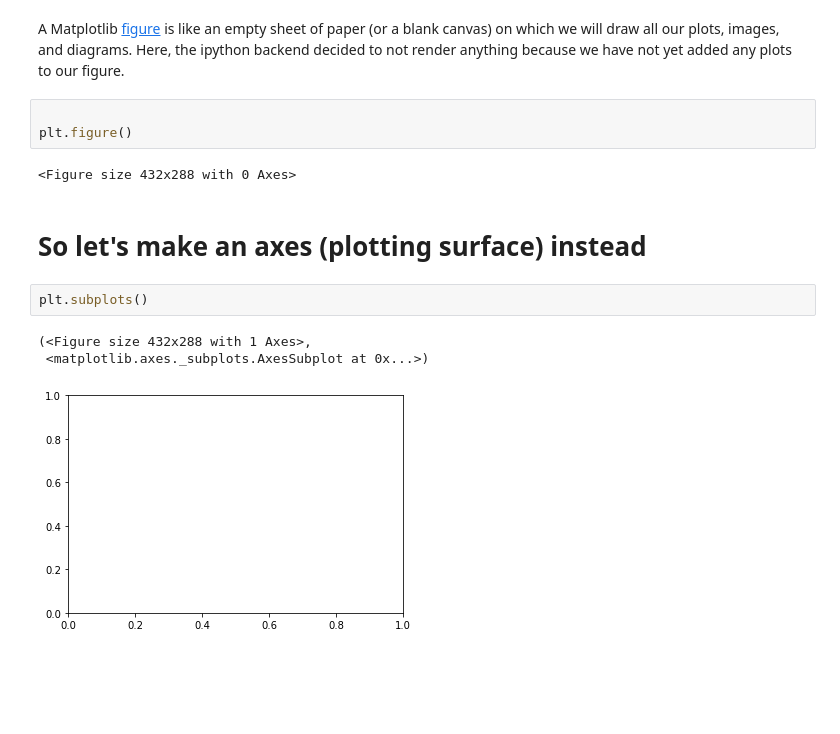
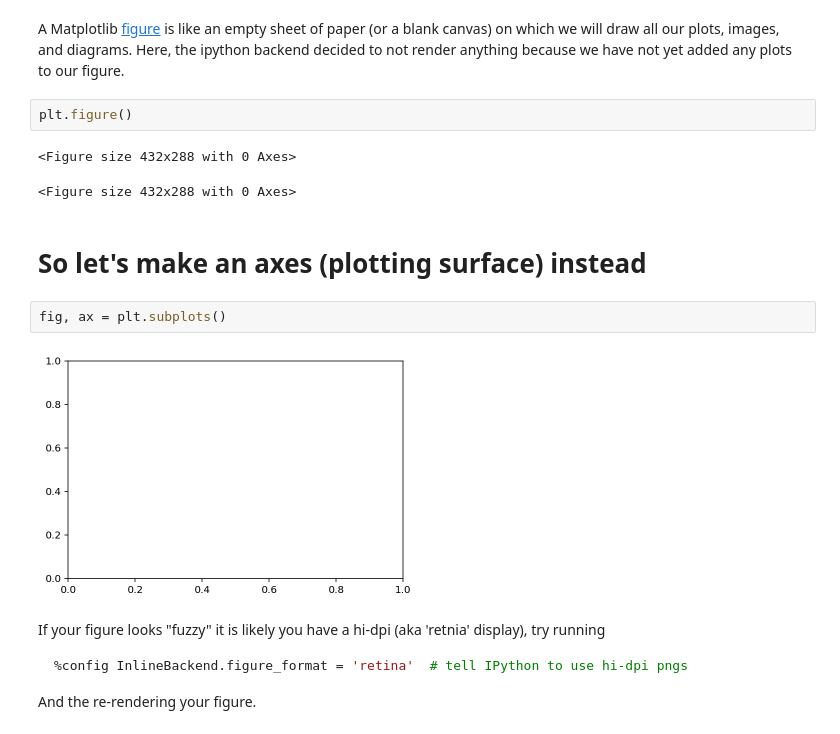
Before and after one commit to matplotlib/GettingStarted, a Jupyter notebook: notebooks/1_overview.ipynb, the cells around one changed output. Drawn from its saved outputs; the diff is of its cells as text; blank space fills up the shorter version.

````diff
--- a/notebooks/1_overview.ipynb
+++ b/notebooks/1_overview.ipynb
@@ -26,16 +28,21 @@ We told matplotlib to use the ipython inline backend when we typed `%matplotlib
 # Let's make that figure
 # %% [markdown]
 A Matplotlib [figure](https://matplotlib.org/api/_as_gen/matplotlib.figure.Figure.html#matplotlib.figure.Figure) is like an empty sheet of paper (or a blank canvas) on which we will draw all our plots, images, and diagrams. Here, the ipython backend decided to not render anything because we have not yet added any plots to our figure.
-# %%
-
-plt.figure()
-# %% [output]
-<Figure size 432x288 with 0 Axes>
+# %%
+plt.figure()
+# %% [output]
+<Figure size 432x288 with 0 Axes>
+<Figure size 432x288 with 0 Axes>
 # %% [markdown]
 # So let's make an axes (plotting surface) instead
-# %%
-plt.subplots()
-# %% [output]
-(<Figure size 432x288 with 1 Axes>,
- <matplotlib.axes._subplots.AxesSubplot at 0x...>)
-[figure, removed]
+# %%
+fig, ax = plt.subplots()
+# %% [output]
+[figure, added]
+# %% [markdown]
+If your figure looks "fuzzy" it is likely you have a hi-dpi (aka 'retnia' display), try running
+
+```ipython
+%config InlineBackend.figure_format = 'retina'  # tell IPython to use hi-dpi pngs
+```
+And the re-rendering your figure.
````
Also changed, not shown: parts of 1 cell of this notebook, 4 other files.
